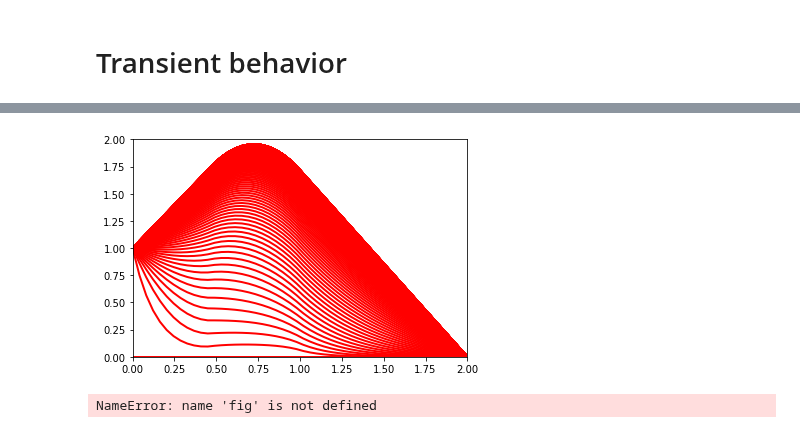
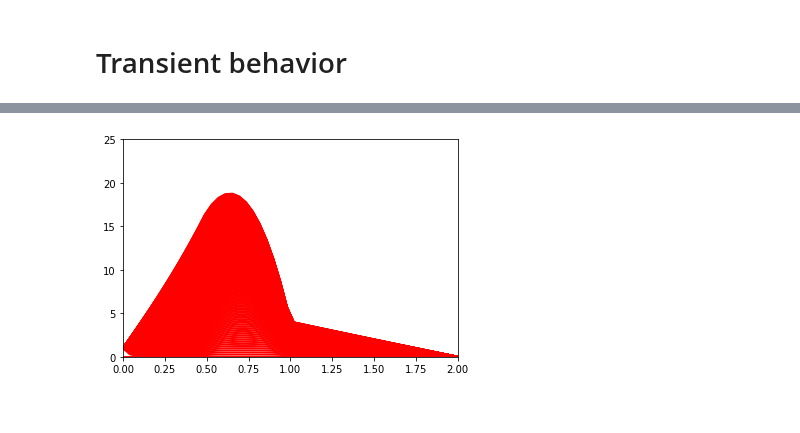
Before and after one commit to phaustin/e213_2019, a Jupyter notebook: notebooks/FiniteVolume/Transient_example.ipynb, the cells around one changed output, grey strips where cells are left out. Cells and saved outputs as stored; diff of their text form; code cells hidden in the pictures.

```diff
--- a/notebooks/FiniteVolume/Transient_example.ipynb
+++ b/notebooks/FiniteVolume/Transient_example.ipynb
@@ -43,7 +43,7 @@ def Build_1D_Inhomo_Matrix_Source(bc_left, bc_right, n, D, Width, poro, Q):
     for i in range(n):
         if i == 0:
             RHS[i] = bc_left
-            Matrix[i][i] = 1
+            Matrix[i,i] = 1
         elif i == n - 1:
             RHS[i] = bc_right
             Matrix[i, i] = 1
@@ -63,10 +63,8 @@ c_right = 0
 n = 50
 Diff = 2e-9
 D = Diff * np.ones(n)
-for i in range(int(n/2)):
-    D[i] = Diff/20
 Q = np.zeros(n)
-Q[int(n / 4) : int(n / 2)] = 1e-8  # mg/L/s
+Q[int(n / 4) : int(n / 2)] = 0.5e-8  # mg/L/s
 Width = 2
 poro = 0.4
 nTstp = 200
@@ -127,23 +131,23 @@ def calc_conc(
     Bbis = np.zeros(n)
     for t in range(nTstp - 1):
         for i in range(n):
-            Abis[i][i] = poro/dt
-            Bbis[i] = c[t][i]*poro/dt
+            Abis[i,i] = poro/dt
+            Bbis[i] = c[t,i]*poro/dt
         Aa = A + Abis
         bb = b + Bbis
         cnew = np.linalg.solve(Aa, bb)
-        c[t + 1][:] = cnew
+        c[t + 1,:] = cnew
     return x, c
 
 
 x, c = calc_conc(**init_dict)
 
 plt.plot(x, c_final, label="Asymptotic concentration")
-plt.plot(x, c[0][:], label="Initial concentration")
-plt.plot(x, c[10][:], label="Concentration after 10 timestep")
-plt.plot(x, c[30][:], label="Concentration after 30 timesteps")
-plt.plot(x, c[60][:], label="Concentration after 60 timesteps")
-plt.plot(x, c[nTstp - 1][:], label="Concentration after 100 timesteps")
+plt.plot(x, c[0,:], label="Initial concentration")
+plt.plot(x, c[10,:], label="Concentration after 10 timestep")
+plt.plot(x, c[30,:], label="Concentration after 30 timesteps")
+plt.plot(x, c[60,:], label="Concentration after 60 timesteps")
+plt.plot(x, c[nTstp - 1,:], label="Concentration after 100 timesteps")
 plt.xlabel("x-axis (m)")
 plt.ylabel("Concentration (mg/L)")
-plt.legend()
+plt.legend();
@@ -153,27 +154,27 @@ plt.legend()
 # %%
 def make_animation(init_dict):
     image_list = []
     x, c = calc_conc(**init_dict)
     fig, ax = plt.subplots()
     ax.set_xlim((0, 2.0))
-    ax.set_ylim((0, 2.0))
+    ax.set_ylim((0, 25.0))
     nsteps, nvals = c.shape
     for index in range(nsteps):
         line = ax.plot(x, c[index, :], "r-", lw=2)
         image_list.append(line)
     return fig, image_list
 
 
 fig, image_list = make_animation(init_dict)
 # %% [output]
-[figure, old version]
+[figure, new version]
 # %%
-import matplotlib.animation as animation
-from IPython.display import HTML
+movie=False
+if movie:
+    import matplotlib.animation as animation
+    from IPython.display import HTML
 
-anim = animation.ArtistAnimation(
-    fig, image_list, interval=50, blit=True, repeat_delay=1000
-)
+    anim = animation.ArtistAnimation(
+        fig, image_list, interval=50, blit=True, repeat_delay=1000
+    )
-# %% [output]
-NameError: name 'fig' is not defined
 # %%
```
Also changed, not shown: parts of 3 cells of this notebook, 8 other files.
